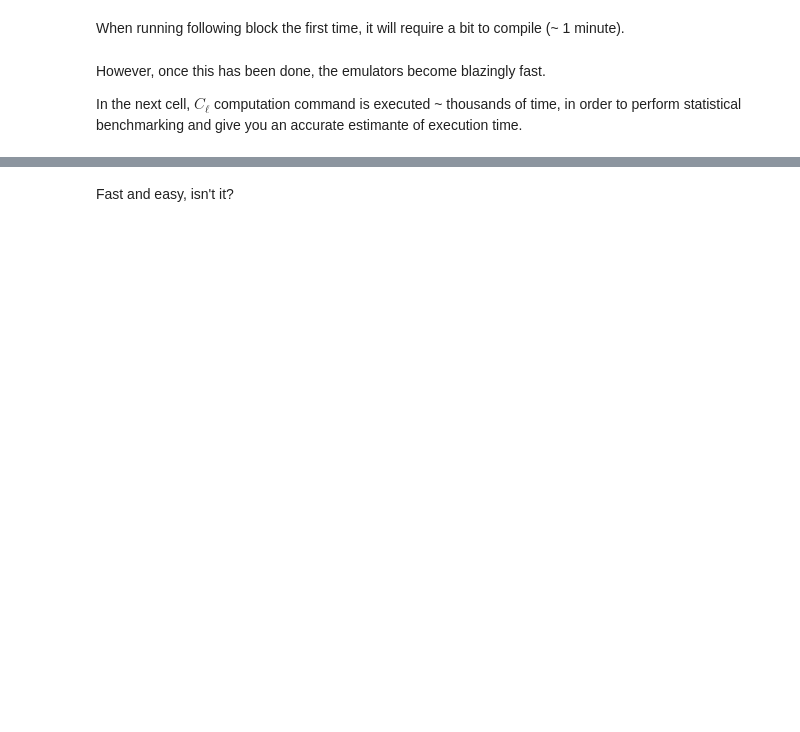
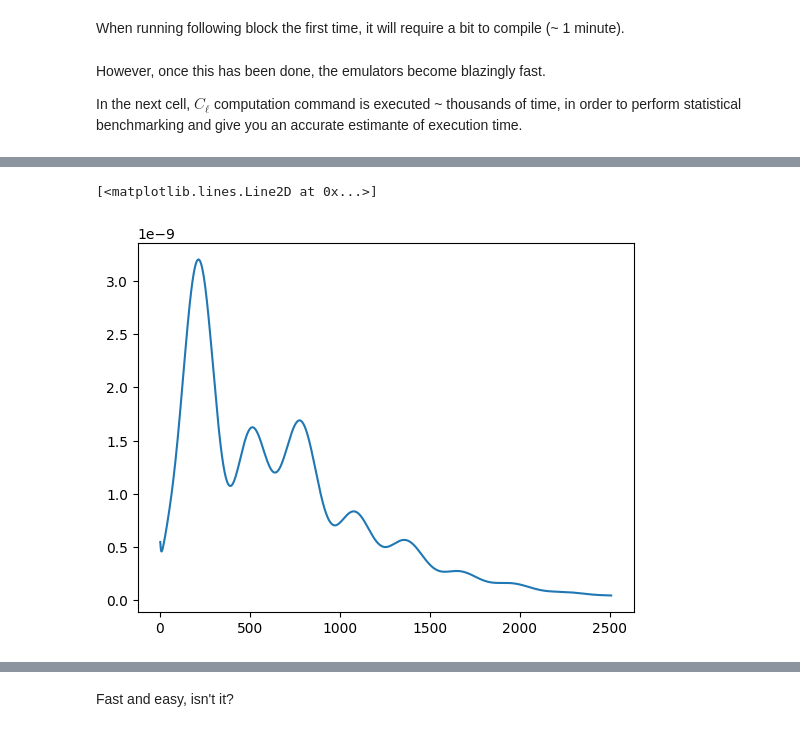
Before and after one commit to CosmologicalEmulators/PyCapse, a Jupyter notebook: notebooks/example_PyCapse.ipynb, the cells around one changed output, grey strips where cells are left out. Drawn from its saved outputs; the diff is of its cells as text; code cells hidden in the pictures; blank space fills up the shorter version.

```diff
--- a/notebooks/example_PyCapse.ipynb
+++ b/notebooks/example_PyCapse.ipynb
@@ -28,7 +38,8 @@ Cltt.InMinMax
 # %% [markdown]
 When running following block the first time, it will require a bit to compile (~ 1 minute).
 # %%
-ℓTT_PP = np.arange(2,2509)
+ℓTT = np.arange(2,2509)
+ℓPP = np.arange(8,401)
 ℓEE_TE = np.arange(2,1997)
 CℓTT = PyCapse.compute_Cl(input_test, Cltt)
 CℓEE = PyCapse.compute_Cl(input_test, Clee)
@@ -43,4 +56,7 @@ In the next cell, $C_\ell$ computation command is executed ~ thousands of time,
 # %%
-plt.plot(ℓTT_PP, ℓTT_PP*(ℓTT_PP+1)*CℓTT)
+plt.plot(ℓTT, ℓTT*(ℓTT+1)*CℓTT)
+# %% [output]
+[<matplotlib.lines.Line2D at 0x...>]
+[figure, added]
 # %%
 plt.plot(ℓEE_TE, ℓEE_TE*(ℓEE_TE+1)*CℓEE)
```
Also changed, not shown: parts of 5 cells of this notebook.
